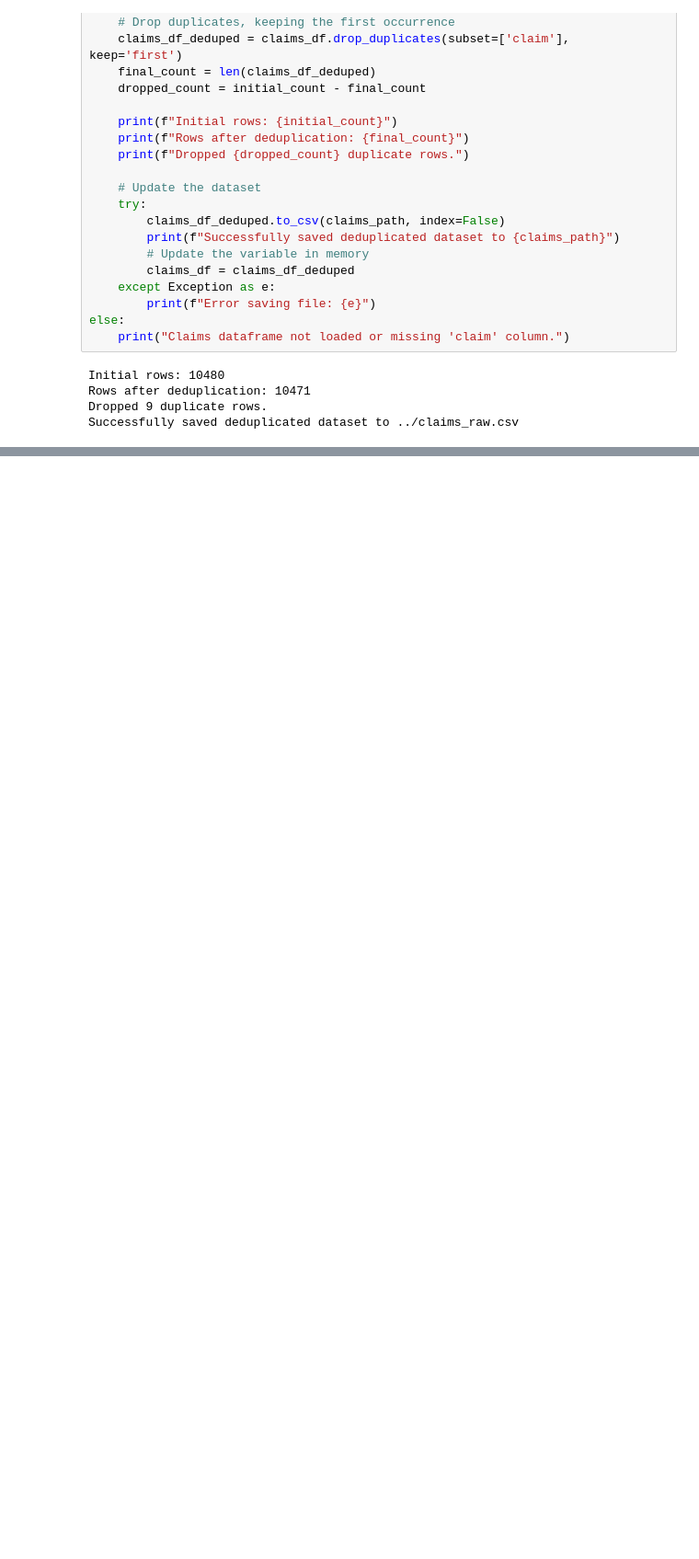
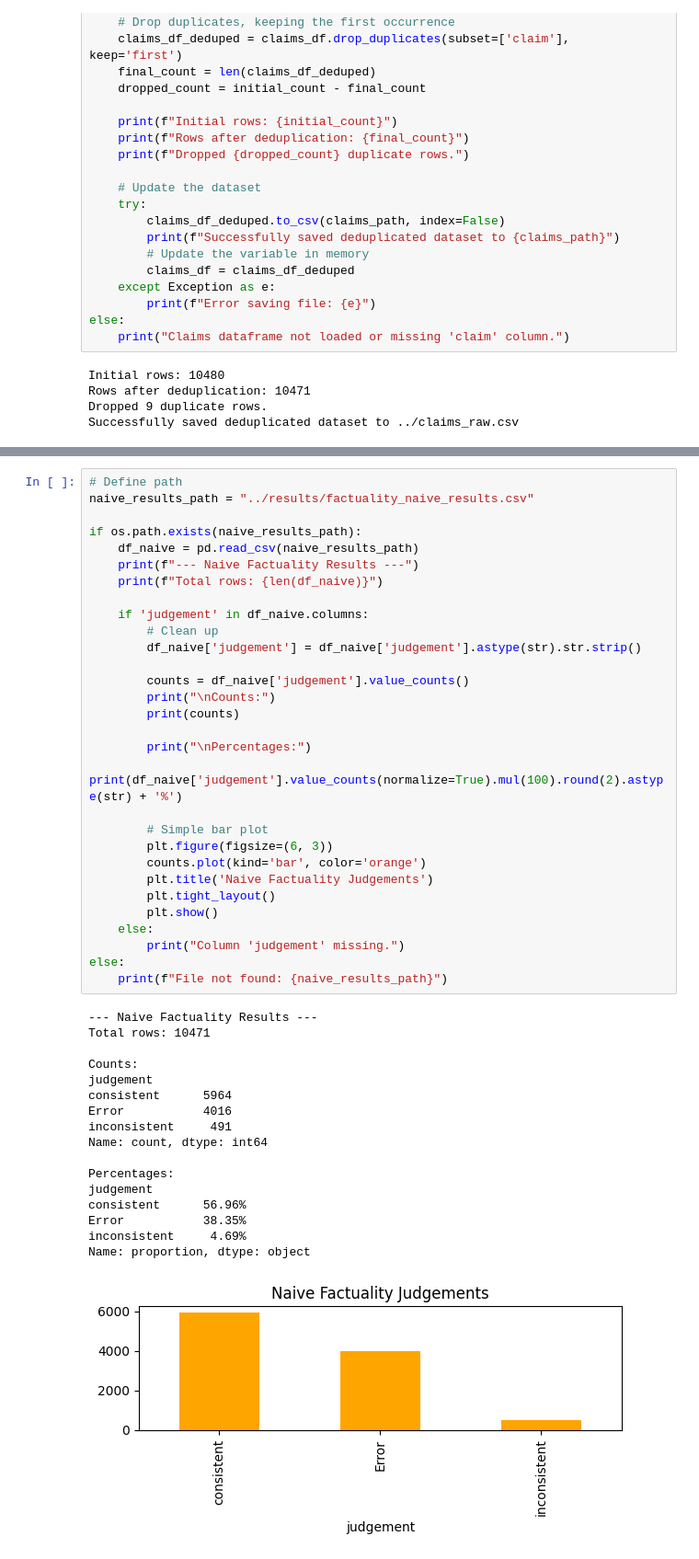
Before and after one commit to idirlab/supreme-court-dataset, a Jupyter notebook: experiments/dataset_test.ipynb, the cells around one changed output, grey strips where cells are left out. Shown: that part at 92% size. Cells and saved outputs as stored; diff of their text form; blank space fills up the shorter version.

```diff
--- a/experiments/dataset_test.ipynb
+++ b/experiments/dataset_test.ipynb
@@ -128,0 +181,48 @@ Successfully saved deduplicated dataset to ../claims_raw.csv
+# %%
+# Define path
+naive_results_path = "../results/factuality_naive_results.csv"
+
+if os.path.exists(naive_results_path):
+    df_naive = pd.read_csv(naive_results_path)
+    print(f"--- Naive Factuality Results ---")
+    print(f"Total rows: {len(df_naive)}")
+
+    if 'judgement' in df_naive.columns:
+        # Clean up
+        df_naive['judgement'] = df_naive['judgement'].astype(str).str.strip()
+
+        counts = df_naive['judgement'].value_counts()
+        print("\nCounts:")
+        print(counts)
+
+        print("\nPercentages:")
+        print(df_naive['judgement'].value_counts(normalize=True).mul(100).round(2).astype(str) + '%')
+
+        # Simple bar plot
+        plt.figure(figsize=(6, 3))
+        counts.plot(kind='bar', color='orange')
+        plt.title('Naive Factuality Judgements')
+        plt.tight_layout()
+        plt.show()
+    else:
+        print("Column 'judgement' missing.")
+else:
+    print(f"File not found: {naive_results_path}")
+# %% [output]
+--- Naive Factuality Results ---
+Total rows: 10471
+
+Counts:
+judgement
+consistent      5964
+Error           4016
+inconsistent     491
+Name: count, dtype: int64
+
+Percentages:
+judgement
+consistent      56.96%
+Error           38.35%
+inconsistent     4.69%
+Name: proportion, dtype: object
+[figure, added]
```
Also changed, not shown: parts of 3 cells of this notebook, 9 other files.
